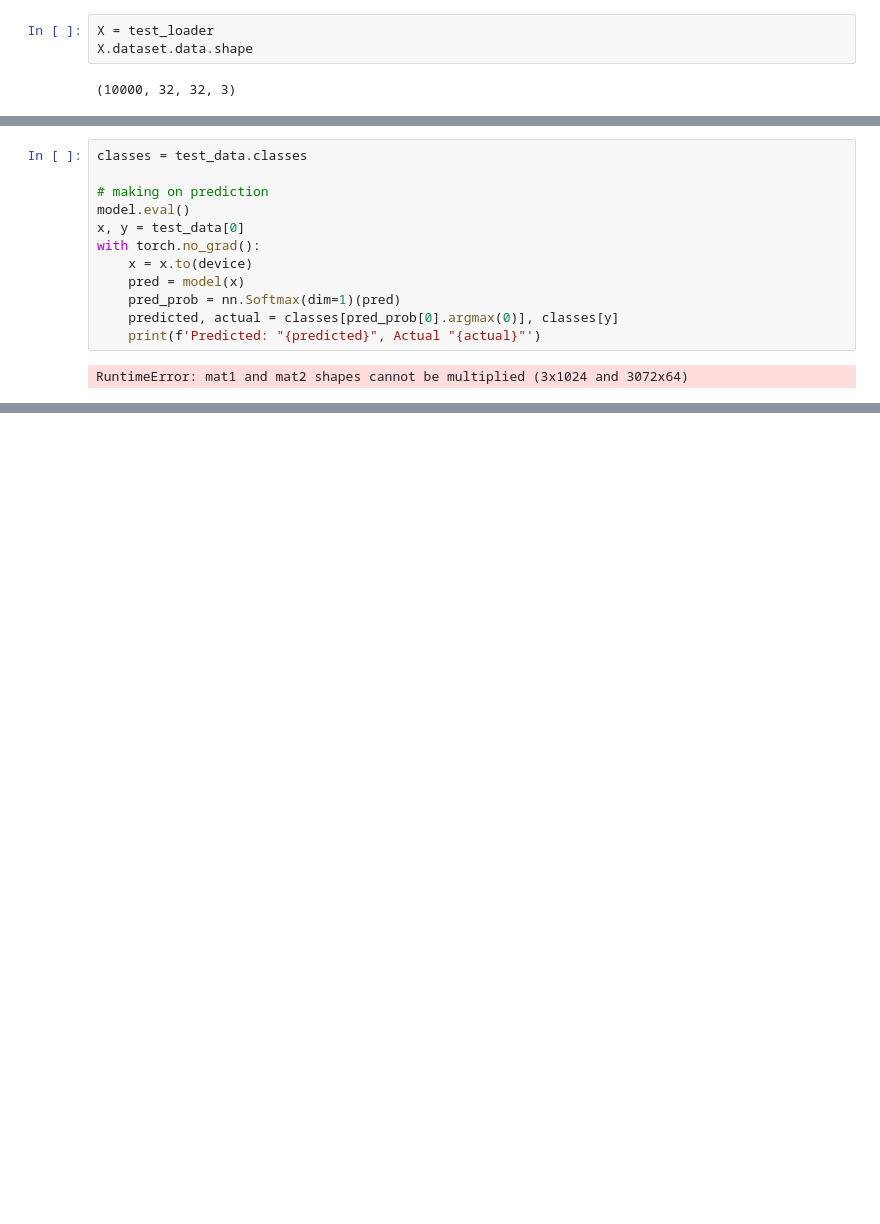
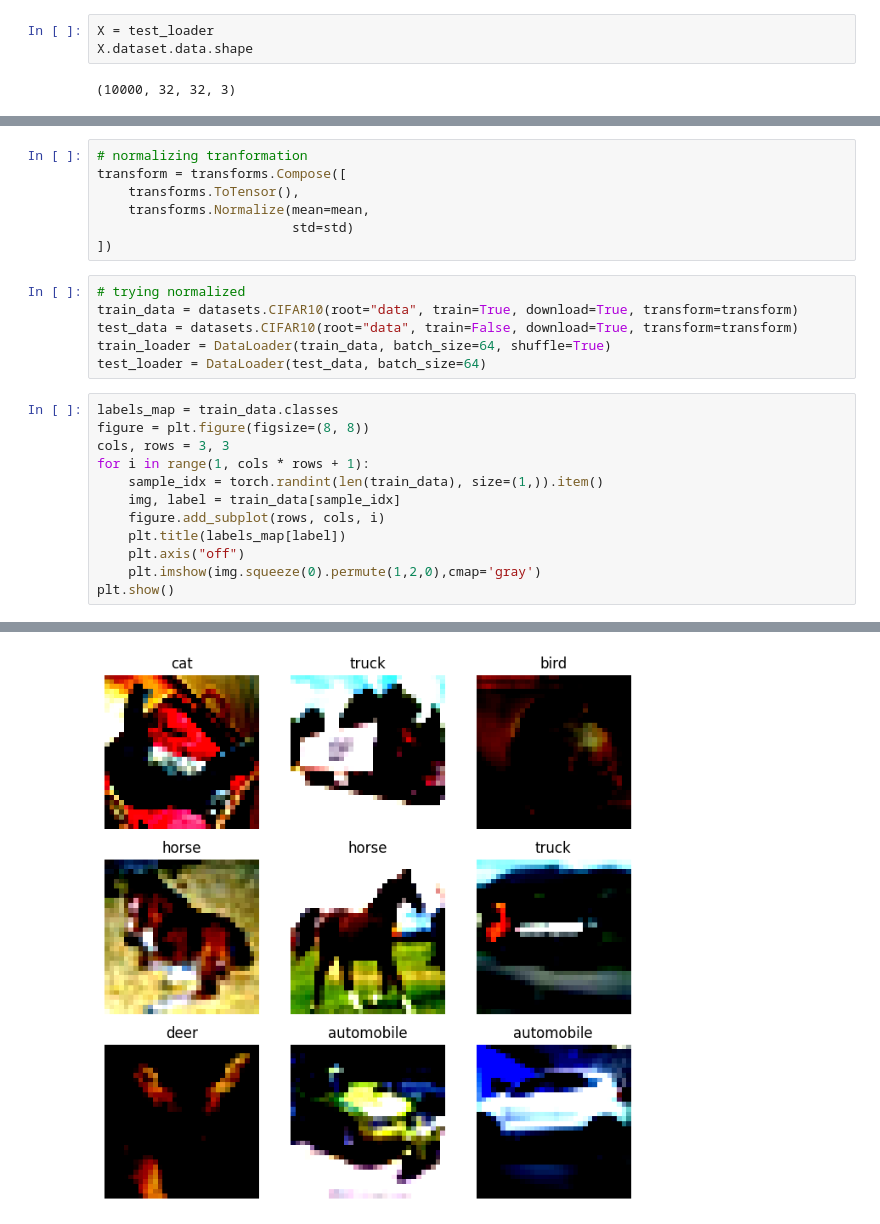
Before and after one commit to alexanderneva/nets, a Jupyter notebook: testing.ipynb, the cells around one changed output, grey strips where cells are left out. Saved outputs shown, nothing was run; the diff lists cells and outputs as text; blank space fills up the shorter version.

```diff
--- a/testing.ipynb
+++ b/testing.ipynb
@@ -170,16 +196,28 @@ test Error:
 
 Done
+# %%
+# normalizing tranformation
+transform = transforms.Compose([
+    transforms.ToTensor(),
+    transforms.Normalize(mean=mean,
+                         std=std)
+])
 # %%
-classes = test_data.classes
-
-# making on prediction
-model.eval()
-x, y = test_data[0]
-with torch.no_grad():
-    x = x.to(device)
-    pred = model(x)
-    pred_prob = nn.Softmax(dim=1)(pred)
-    predicted, actual = classes[pred_prob[0].argmax(0)], classes[y]
-    print(f'Predicted: "{predicted}", Actual "{actual}"')
+# trying normalized
+train_data = datasets.CIFAR10(root="data", train=True, download=True, transform=transform)
+test_data = datasets.CIFAR10(root="data", train=False, download=True, transform=transform)
+train_loader = DataLoader(train_data, batch_size=64, shuffle=True)
+test_loader = DataLoader(test_data, batch_size=64)
-# %% [output]
-RuntimeError: mat1 and mat2 shapes cannot be multiplied (3x1024 and 3072x64)
+# %%
+labels_map = train_data.classes
+figure = plt.figure(figsize=(8, 8))
+cols, rows = 3, 3
+for i in range(1, cols * rows + 1):
+    sample_idx = torch.randint(len(train_data), size=(1,)).item()
+    img, label = train_data[sample_idx]
+    figure.add_subplot(rows, cols, i)
+    plt.title(labels_map[label])
+    plt.axis("off")
+    plt.imshow(img.squeeze(0).permute(1,2,0),cmap='gray')
+plt.show()
+# %% [output]
@@ -185,0 +233 @@ RuntimeError: mat1 and mat2 shapes cannot be multiplied (3x1024 and 3072x64)
+[figure, added]
```
Also changed, not shown: parts of 14 cells of this notebook.
